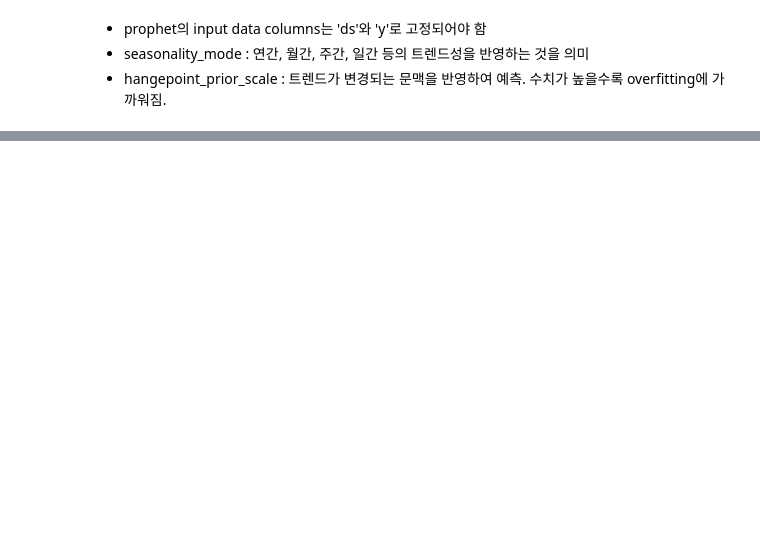
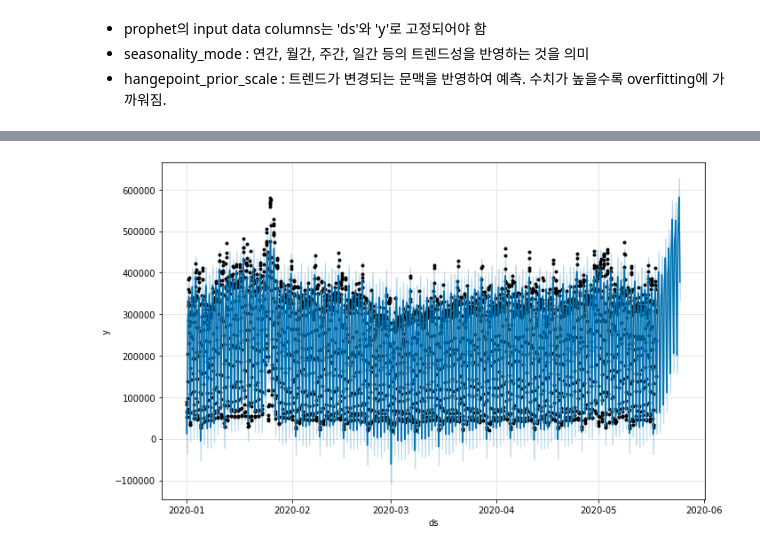
Before and after one commit to k-me-j/TrafficVolume, a Jupyter notebook: coin_pred.ipynb, the cells around one changed output, grey strips where cells are left out. Cells and saved outputs as stored; diff of their text form; code cells hidden in the pictures; blank space fills up the shorter version.

Commit message:
prophet + 경부선 적용해보는 중. rmse 너무 높은데

```diff
--- a/coin_pred.ipynb
+++ b/coin_pred.ipynb
@@ -75,0 +91,8 @@ from fbprophet import Prophet
+# %%
+# prophet을 사용하기 위해서는 다음과 같이 피처의 이름을 변경해야 함 : 'ds', 'y'
+date.columns=['ds','y']
+date = date.groupby("ds").sum()
+date.reset_index(level=0, inplace=True)
+
+time = time[['날짜시간','10']]
+time.columns = ['ds','y']
@@ -76,10 +101,14 @@ from fbprophet import Prophet
+# %%
+INPUT_DATA = time
 # %%
-# prophet을 사용하기 위해서는 다음과 같이 피처의 이름을 변경해야 함 : 'ds', 'y'
-df = pd.read_csv(file_path, names=['ds', 'y'])
+prophet = Prophet(seasonality_mode='additive',  # multiplicative
+                  yearly_seasonality=True,
+                  weekly_seasonality=True,
+                  daily_seasonality=True,
+                  # add_country_holidays=(country_name:KR), # ??
+                  # holidays=holidays,
+                  changepoint_prior_scale=0.05)
 
-prophet = Prophet(seasonality_mode='multiplicative',
-                  yearly_seasonality=True,
-                  weekly_seasonality=True, daily_seasonality=True,
-                  changepoint_prior_scale=0.5)
+prophet.add_country_holidays(country_name='KR')
 
-prophet.fit(df)
+prophet.fit(INPUT_DATA)
@@ -85,0 +137,3 @@ prophet.fit(df)
+# %%
+future_data = prophet.make_future_dataframe(periods=168, freq='H')  # 7일을 내다보며 예측  # 날짜별 'd', 시간대별 'h'
+forecast_data = prophet.predict(future_data)
@@ -85,0 +196,4 @@ prophet.fit(df)
+# %%
+fig1 = prophet.plot(forecast_data)
+# %% [output]
+[figure, added]
```
Also changed, not shown: parts of 28 cells of this notebook.
